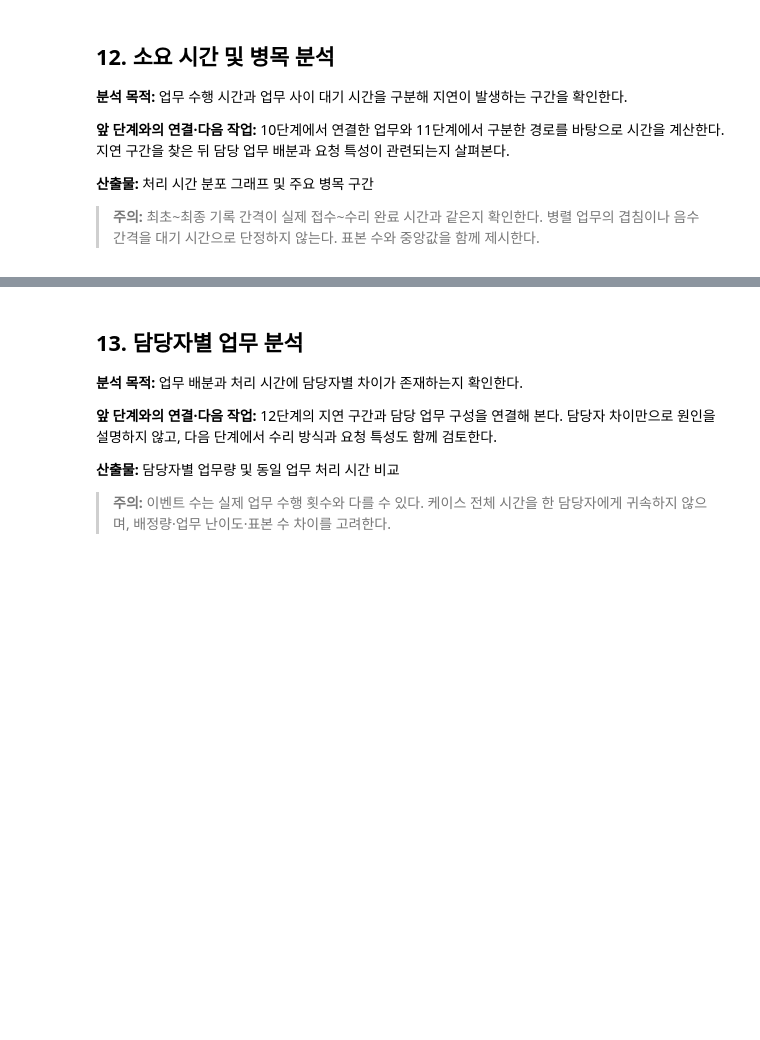
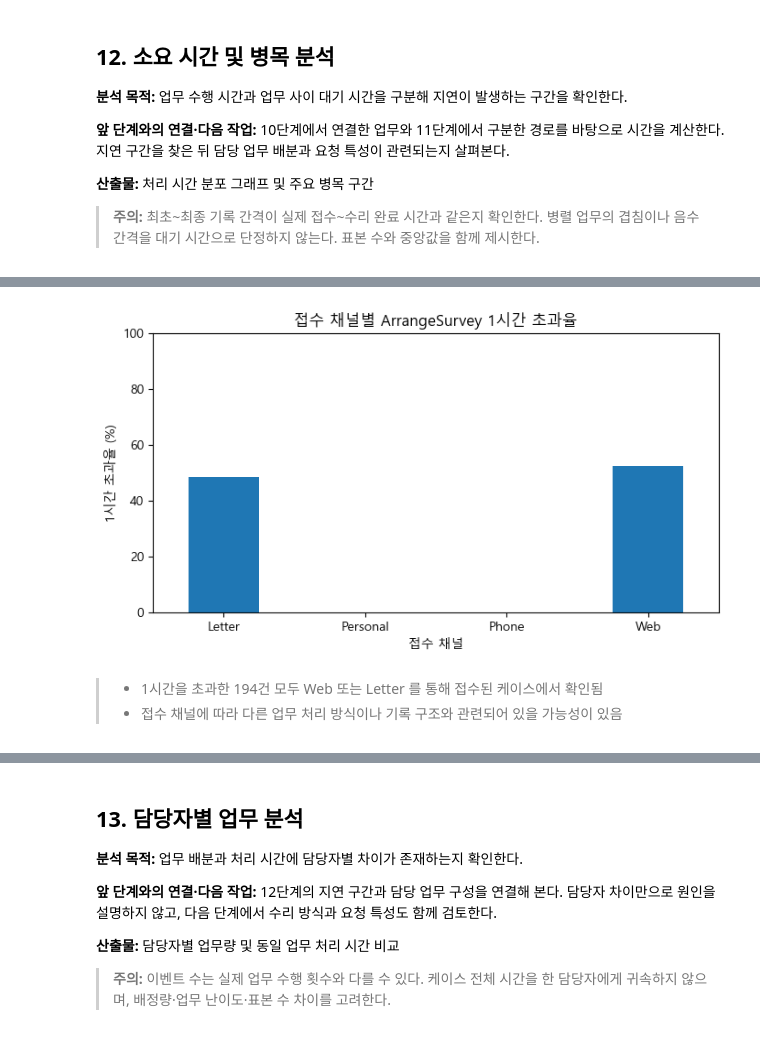
Before and after one commit to roh-git/DA_Assignment, a Jupyter notebook: repair2_분석.ipynb, the cells around one changed output, grey strips where cells are left out. Saved outputs shown, nothing was run; the diff lists cells and outputs as text; code cells hidden in the pictures; blank space fills up the shorter version.

```diff
--- a/repair2_분석.ipynb
+++ b/repair2_분석.ipynb
@@ -2274,0 +2519,25 @@ fig.show()
+# %%
+# ArrangeSurvey 기록에 케이스별 접수 채널 연결
+arrange_df = time_pairs[
+    time_pairs['taskID'] == 'ArrangeSurvey'
+].copy()
+
+case_contact = df.groupby('caseID')['contact'].first()
+arrange_df['contact'] = arrange_df['caseID'].map(case_contact)
+
+# 접수 채널별 1시간 초과 여부
+channel_summary = pd.crosstab(
+    arrange_df['contact'],
+    arrange_df['duration_min'] > 60
+).rename(columns={
+    False: '1시간 이하',
+    True: '1시간 초과'
+})
+
+# 채널별 초과율 계산
+channel_summary['1시간 초과율(%)'] = (
+    channel_summary['1시간 초과'] /
+    channel_summary[['1시간 이하', '1시간 초과']].sum(axis=1) * 100
+).round(1)
+
+display(channel_summary)
@@ -2274,0 +2551,17 @@ fig.show()
+# %%
+ax = channel_summary['1시간 초과율(%)'].plot.bar(
+    figsize=(7, 4), rot=0
+)
+
+ax.set_title('접수 채널별 ArrangeSurvey 1시간 초과율')
+ax.set_xlabel('접수 채널')
+ax.set_ylabel('1시간 초과율 (%)')
+ax.set_ylim(0, 100)
+
+plt.tight_layout()
+plt.show()
+# %% [output]
+[figure, added]
+# %% [markdown]
+> - 1시간을 초과한 194건 모두 Web 또는 Letter 를 통해 접수된 케이스에서 확인됨
+> - 접수 채널에 따라 다른 업무 처리 방식이나 기록 구조와 관련되어 있을 가능성이 있음
```
Also changed, not shown: parts of 98 cells of this notebook.
